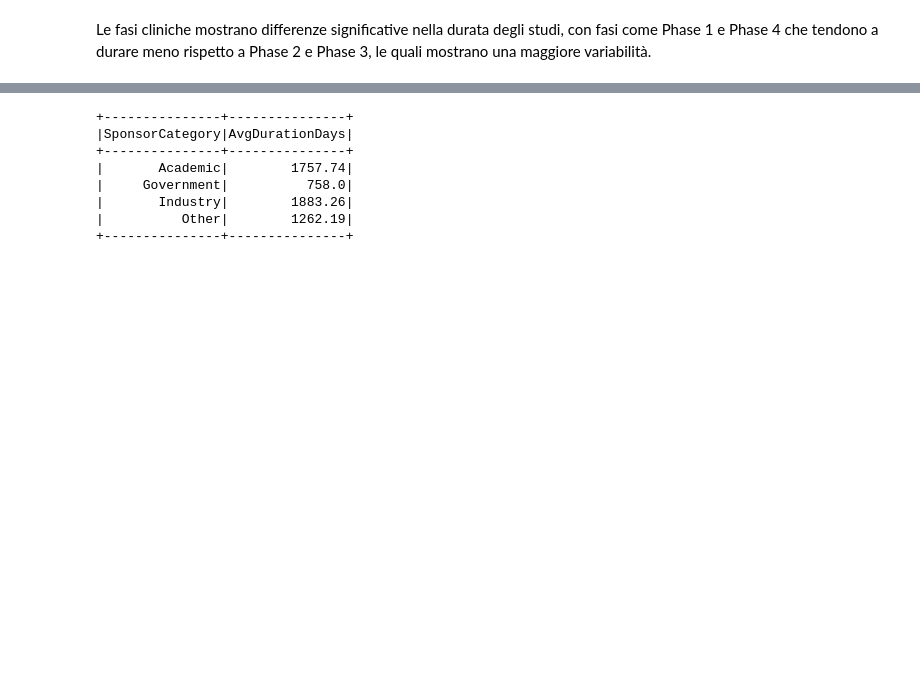
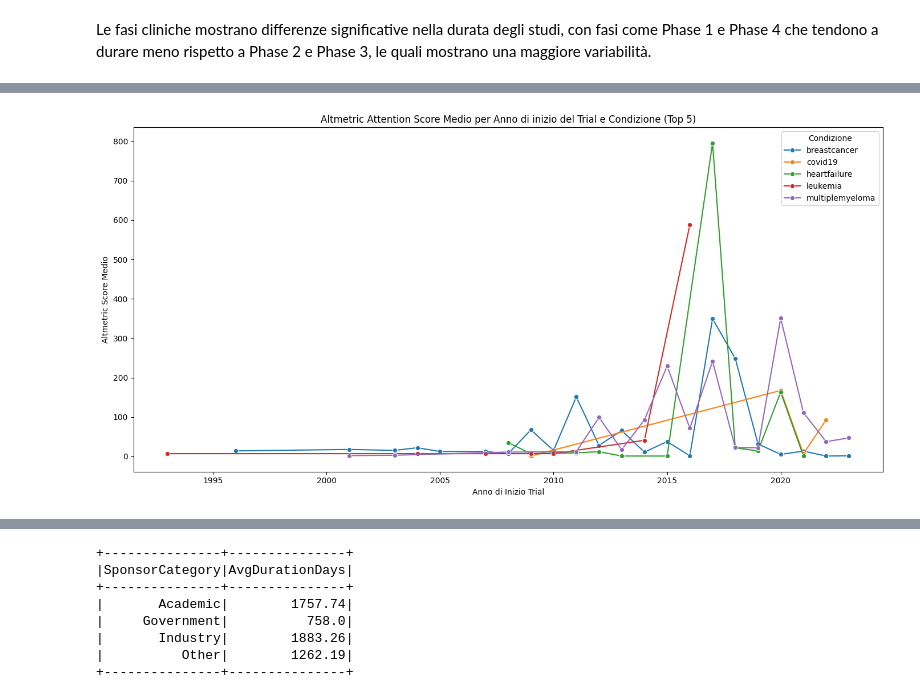
Before and after one commit to Leonard2310/MedAnalytics, a Jupyter notebook: homework.ipynb, the cells around one changed output, grey strips where cells are left out. Saved outputs shown, nothing was run; the diff lists cells and outputs as text; code cells hidden in the pictures; blank space fills up the shorter version.

```diff
--- a/homework.ipynb
+++ b/homework.ipynb
@@ -686,0 +627,25 @@ Differenza significativa tra trial nazionali e multinazionali
+# %%
+# Assicura che Start Year sia intero
+df_top = df_top.withColumn("Start_Year", col("Start Year").cast("int"))
+
+# Media annuale Altmetric per ciascuna condizione sulla top 5 (migliora la visibilità delle serie storiche)
+top5_conditions = mean_altmetric.limit(5).toPandas()["Condition"].tolist()
+
+trend = df_top.filter(col("Condition").isin(top5_conditions)) \
+              .groupBy("Condition", "Start_Year")\
+              .agg(avg("Altmetric Attention Score").alias("mean_altmetric"))\
+              .orderBy("Condition", "Start_Year")
+
+# Trasforma in df Pandas
+trend_pd = trend.toPandas()
+
+plt.figure(figsize=(14,7))
+sns.lineplot(data=trend_pd, x="Start_Year", y="mean_altmetric", hue="Condition", marker="o")
+plt.title("Altmetric Attention Score Medio per Anno di inizio del Trial e Condizione (Top 5)")
+plt.ylabel("Altmetric Score Medio")
+plt.xlabel("Anno di Inizio Trial")
+plt.legend(title="Condizione")
+plt.tight_layout()
+plt.show()
+# %% [output]
+[figure, added]
```
Also changed, not shown: parts of 9 cells of this notebook.
